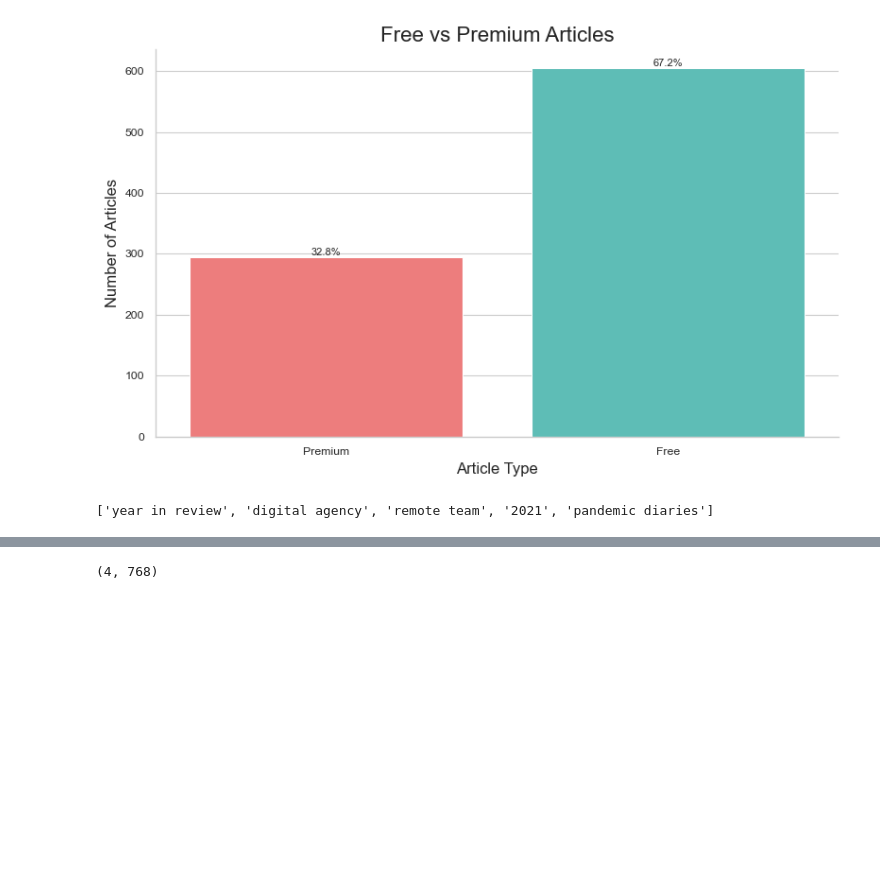
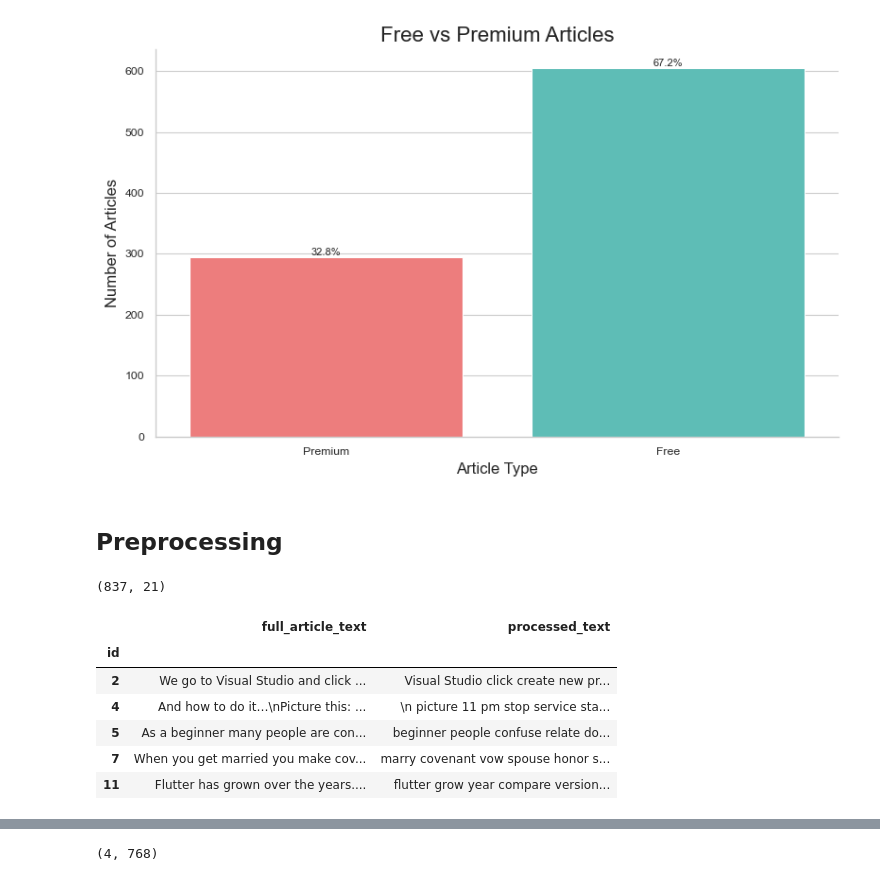
Before and after one commit to M-Enderle/Medium-Mining, a Jupyter notebook: notebooks/topic_modeling.ipynb, the cells around one changed output, grey strips where cells are left out. Saved outputs shown, nothing was run; the diff lists cells and outputs as text; code cells hidden in the pictures; blank space fills up the shorter version.

```diff
--- a/notebooks/topic_modeling.ipynb
+++ b/notebooks/topic_modeling.ipynb
@@ -138,3 +137,5 @@ plt.tight_layout()
 plt.show()
 # %% [output]
 [figure]
+# %% [markdown]
+## Preprocessing
@@ -141,5 +153,48 @@ plt.show()
+# %%
+from fast_langdetect import detect, detect_multilingual, LangDetector, LangDetectConfig, DetectError
+
+# Initialize the language detector
+config = LangDetectConfig()
+detector = LangDetector(config)
+langs = []
+# Detect the language of the first 10 articles
+for article in df["full_article_text"]:
+    try:
+        lang = detector.detect(article[:100].replace("\n", " "))
+        langs.append(lang["lang"])
+    except DetectError as e:
+        print(f"Error detecting language: {e}")
+
+df["language"] = langs
+# %%
+# filter for english articles
+df = df[df["language"] == "en"]
+df.shape
+# %% [output]
+(837, 21)
+# %%
+# preprocess the text
+import spacy
+
+# spacy.cli.download("en_core_web_sm")
+
+# TODO multi lang
+nlp = spacy.load("en_core_web_sm")
+def preprocess_text(text):
+    doc = nlp(text)
+    tokens = [token.lemma_ for token in doc if not token.is_stop and not token.is_punct]
+    return ' '.join(tokens)
+
+# Apply preprocessing to the full article text
+df['processed_text'] = df['full_article_text'].apply(preprocess_text)
+df[['full_article_text', 'processed_text']].head(5)
+# %% [output]
+|  | full_article_text | processed_text |
+| id |  |  |
+| 2 | We go to Visual Studio and click ... | Visual Studio click create new pr... |
+| 4 | And how to do it…\nPicture this: ... | \n picture 11 pm stop service sta... |
+| 5 | As a beginner many people are con... | beginner people confuse relate do... |
+| 7 | When you get married you make cov... | marry covenant vow spouse honor s... |
+| 11 | Flutter has grown over the years.... | flutter grow year compare version... |
 # %%
 tags = df["tags"].apply(lambda x: [tag.lower() for tag in x])
-tags.iloc[30]
-# %% [output]
-['year in review', 'digital agency', 'remote team', '2021', 'pandemic diaries']
```
Also changed, not shown: parts of 14 cells of this notebook, 3 other files.
